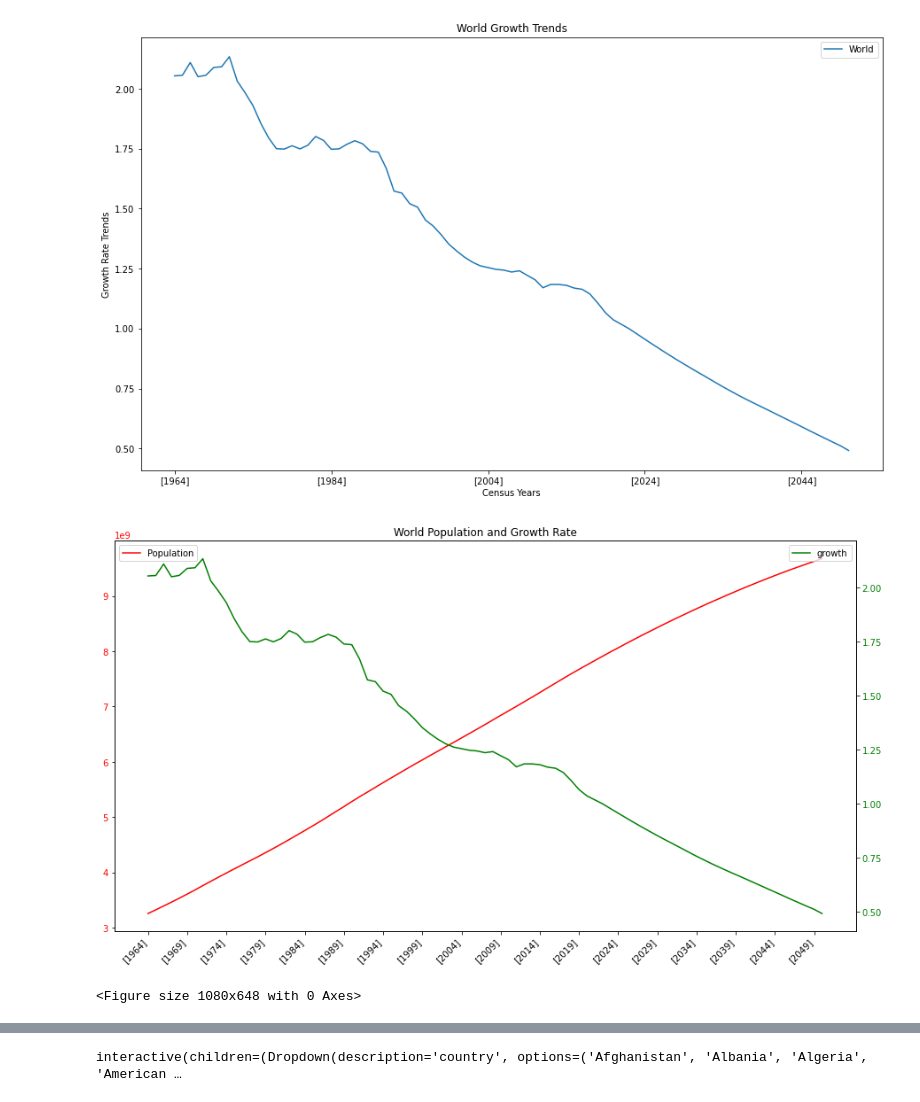
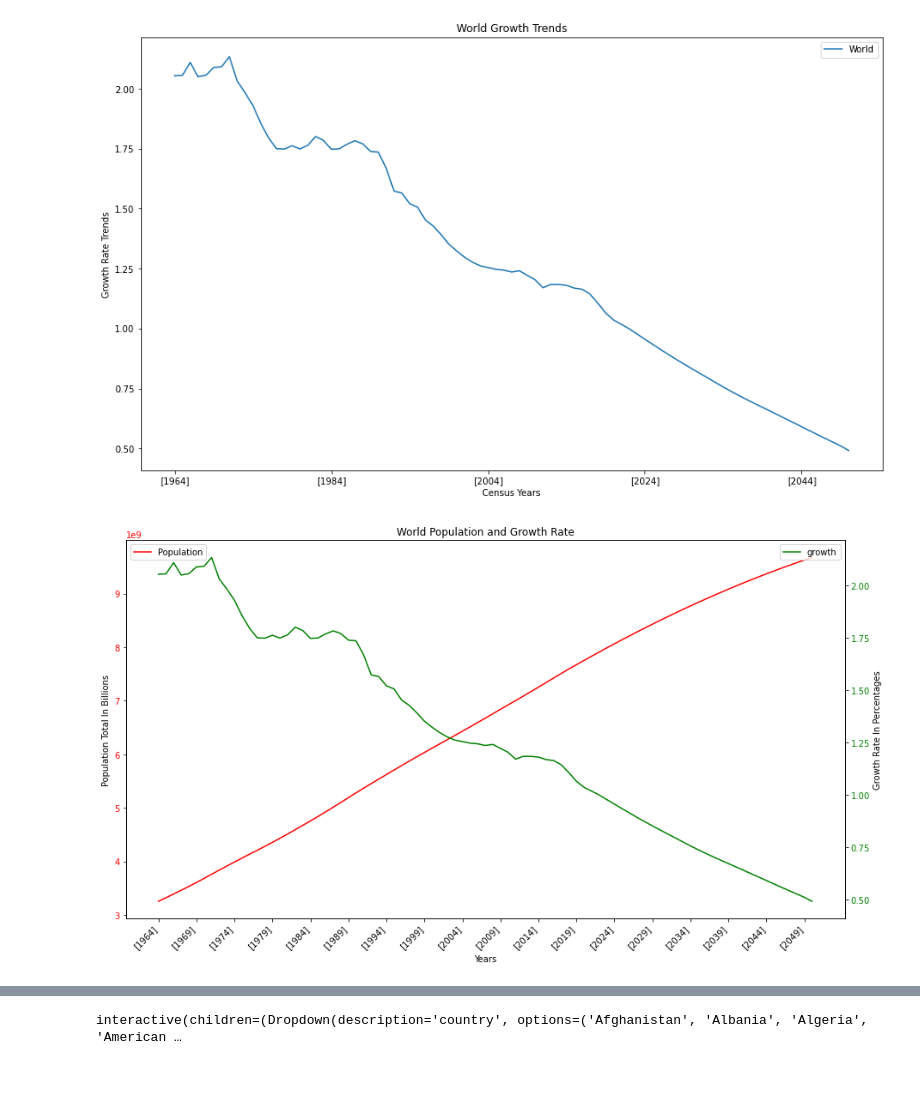
Before and after one commit to devkisdesai/CMPE255-Team-6-Project-Fall-2021-, a Jupyter notebook: EDA.ipynb, the cells around one changed output, grey strips where cells are left out. Drawn from its saved outputs; the diff is of its cells as text; code cells hidden in the pictures; blank space fills up the shorter version.

```diff
--- a/EDA.ipynb
+++ b/EDA.ipynb
@@ -247,31 +239,33 @@ plt.savefig('../CMPE255-Team-6-Project-Fall-2021--main/Images/World_Growth_Trend
 # %%
 # General visualizations - world population vs growth rate
 # world_total_plt = preparePlot(world_total)
 world_total_plot = world_total_plot.rename(columns={"World": "population"})
 # world_growth_plt = preparePlot(world_growth)
 world_growth_plot = world_growth_plot.rename(columns={"World": "growth"})
 
 world_data = pd.merge(world_total_plot, world_growth_plot, left_index=True, right_index=True)
 
 
 fig, ax = plt.subplots()
 
 ax.plot(world_data.index, world_data['population'], color='red',label='Population')
 ax.tick_params(axis='y', labelcolor='red')
+ax.set_xlabel('Years')
+ax.set_ylabel('Population Total In Billions')
 ax.legend()
 ax2 = ax.twinx()
 
 
 ax2.plot(world_data.index, world_data['growth'], color='green', label='growth')
 ax2.tick_params(axis='y', labelcolor='green')
+ax2.set_ylabel('Growth Rate In Percentages')
 ax2.legend()
 fig.autofmt_xdate(rotation=45)
 ax_ticks = np.array(ax.get_xticks())
 ax.set_xticks(ax_ticks[::5])
 plt.title("World Population and Growth Rate")
+plt.savefig('./Images/World_Population_and_Growth_Rate.jpg', bbox_inches='tight')
 plt.show()
-plt.savefig('../CMPE255-Team-6-Project-Fall-2021--main/Images/World_Population_and_Growth_Rate.png', bbox_inches='tight')
 # %% [output]
-[figure, old version]
+[figure, new version]
-<Figure size 1080x648 with 0 Axes>
 # %%
```
Also changed, not shown: parts of 21 cells of this notebook, 33 other files.
